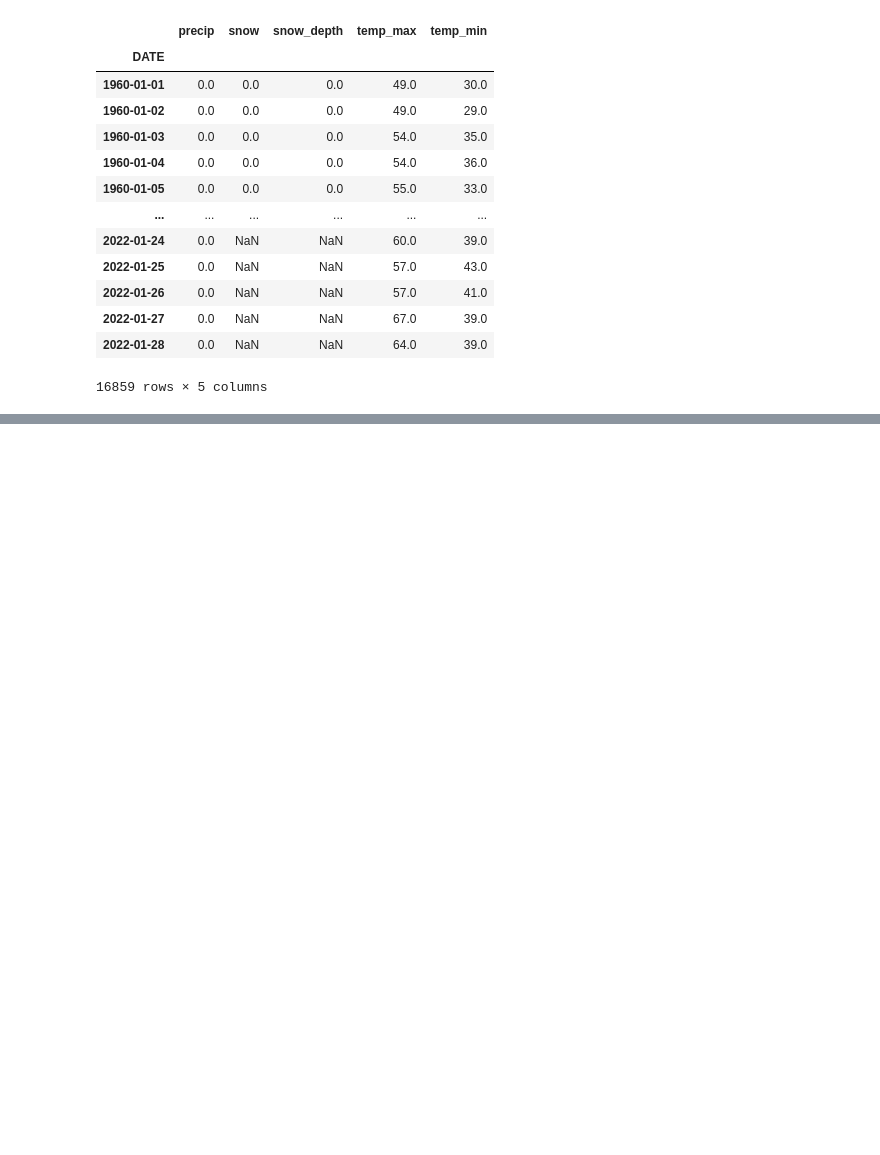
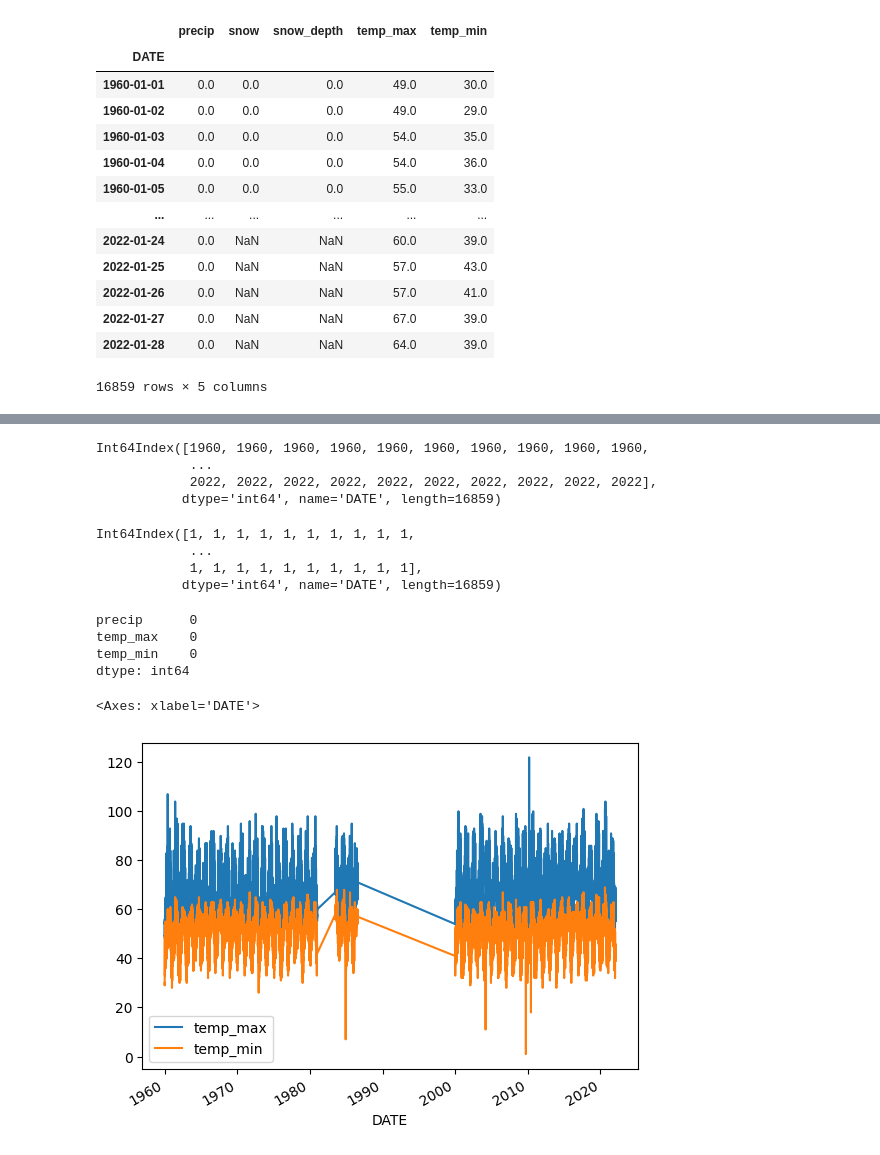
Before and after one commit to Abhilashg11/Data_science, a Jupyter notebook: Weather_prediction.ipynb, the cells around one changed output, grey strips where cells are left out. Drawn from its saved outputs; the diff is of its cells as text; code cells hidden in the pictures; blank space fills up the shorter version.

```diff
--- a/Weather_prediction.ipynb
+++ b/Weather_prediction.ipynb
@@ -80,0 +168,2 @@ core_weather
+# %%
+core_weather['precip'] = core_weather['precip'].fillna(0)
@@ -80,0 +207,2 @@ core_weather
+# %%
+core_weather = core_weather.fillna(method='ffill')
@@ -80,0 +232,2 @@ core_weather
+# %%
+core_weather.index = pd.to_datetime(core_weather.index)
@@ -80,0 +245,26 @@ core_weather
+# %%
+core_weather.index.year
+# %% [output]
+Int64Index([1960, 1960, 1960, 1960, 1960, 1960, 1960, 1960, 1960, 1960,
+            ...
+            2022, 2022, 2022, 2022, 2022, 2022, 2022, 2022, 2022, 2022],
+           dtype='int64', name='DATE', length=16859)
+# %%
+core_weather.index.month
+# %% [output]
+Int64Index([1, 1, 1, 1, 1, 1, 1, 1, 1, 1,
+            ...
+            1, 1, 1, 1, 1, 1, 1, 1, 1, 1],
+           dtype='int64', name='DATE', length=16859)
+# %%
+core_weather.apply(lambda x: (x==9999).sum())
+# %% [output]
+precip      0
+temp_max    0
+temp_min    0
+dtype: int64
+# %%
+core_weather[['temp_max','temp_min']].plot()
+# %% [output]
+<Axes: xlabel='DATE'>
+[figure, added]
```
Also changed, not shown: parts of 15 cells of this notebook.
